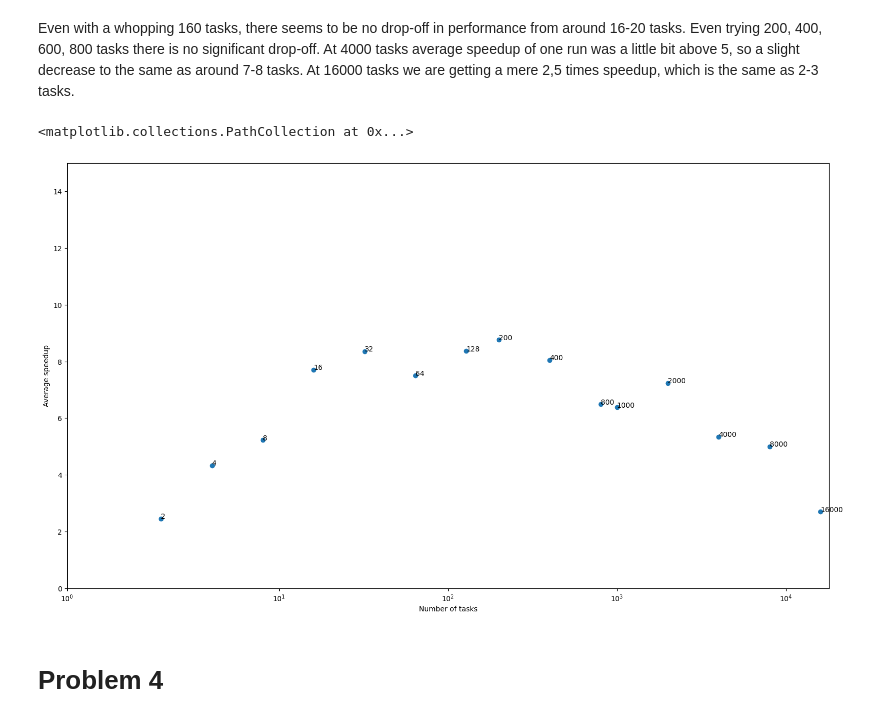
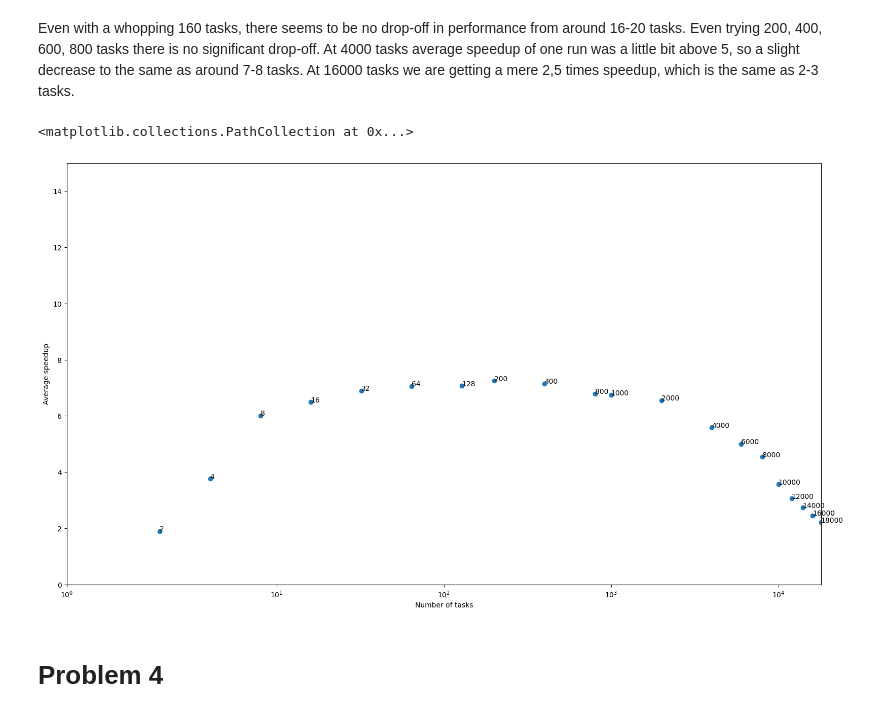
Before and after one commit to LarsRefsgaard/Mandatory1-02158, a Jupyter notebook: Graphs.ipynb, the cells around one changed output. Drawn from its saved outputs; the diff is of its cells as text; code cells hidden in the pictures.

Commit message:
Fix graphs for problem 3

```diff
--- a/Graphs.ipynb
+++ b/Graphs.ipynb
@@ -150,29 +175,29 @@ ax.scatter(x, shakespeare_y)
 # %% [markdown]
 Even with a whopping 160 tasks, there seems to be no drop-off in performance from around 16-20 tasks. Even trying 200, 400, 600, 800 tasks there is no significant drop-off. At 4000 tasks average speedup of one run was a little bit above 5, so a slight decrease to the same as around 7-8 tasks. At 16000 tasks we are getting a mere 2,5 times speedup, which is the same as 2-3 tasks.
 # %%
-tasks = [2, 4, 8, 16, 32, 64, 128, 200, 400, 800, 1000, 2000, 4000, 8000, 16000]
+tasks = [2, 4, 8, 16, 32, 64, 128, 200, 400, 800, 1000, 2000, 4000, 6000, 8000, 10000, 12000, 14000, 16000, 18000, 20000, 22000, 24000]
 
 y = []
-for tasks in tasks:
+for task in tasks:
     y.append(
-        extract_average_speed_from_file(f"results/problem3/shakespeare/tasks={tasks}.txt")
+        extract_average_speed_from_file(f"results/problem3/shakespeare/tasks={task}.txt")
     )
 
 # scatter plot of y vs x, in the resolution 16:9. y should start at 0.0
 fig, ax = plt.subplots(figsize=(19.2, 10.8))
 ax.set_ylim(0, 15)
 ax.set_xlim(1, 18000)
 ax.set_xscale('symlog')
 ax.set_xlabel("Number of tasks")
 ax.set_ylabel("Average speedup")
 # annotate the points with their respective tasks
-for tasks, txt in enumerate(tasks):
-    ax.annotate(txt, (tasks[tasks], y[tasks]))
+for task, txt in enumerate(tasks):
+    ax.annotate(txt, (tasks[task], y[task]))
 
 ax.scatter(tasks, y)
 # %% [output]
 <matplotlib.collections.PathCollection at 0x...>
-[figure, old version]
+[figure, new version]
 # %% [markdown]
 # Problem 4
 # %%
```
Also changed, not shown: parts of 3 cells of this notebook, 1 other file.
